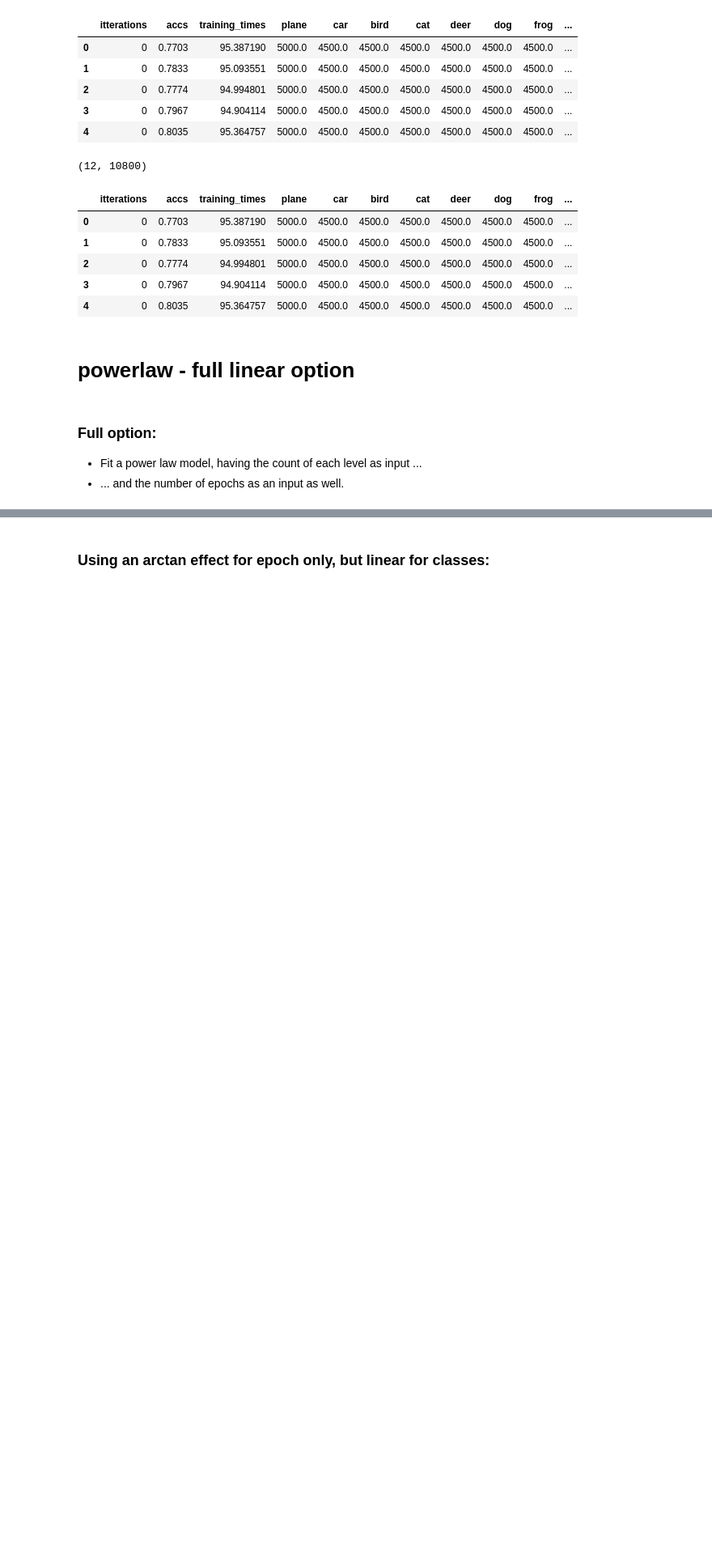
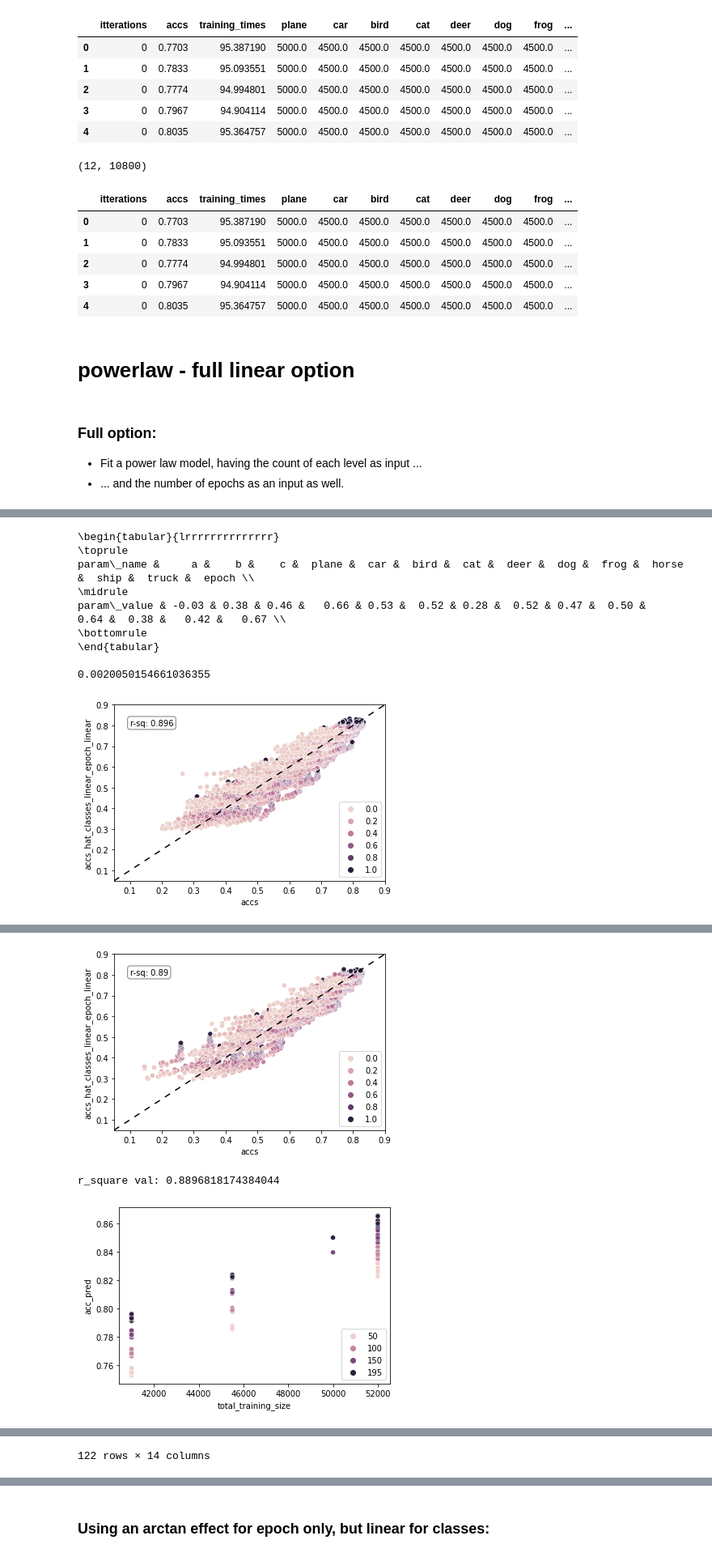
Before and after one commit to tmuehlen80/training_dataset_size_per_class, a Jupyter notebook: notebooks/cifar10_datasetsize_powerlaw_allepochs.ipynb, the cells around one changed output, grey strips where cells are left out. Shown at 81% size. Drawn from its saved outputs; the diff is of its cells as text; code cells hidden in the pictures; blank space fills up the shorter version.

```diff
--- a/notebooks/cifar10_datasetsize_powerlaw_allepochs.ipynb
+++ b/notebooks/cifar10_datasetsize_powerlaw_allepochs.ipynb
@@ -174,0 +147,36 @@ r_square val: 0.8896818108862111
+# %%
+y_hat_name = "accs_hat_classes_linear_epoch_linear"
+
+def func(x, a: float, b: float, c: float, d0:float, d1:float, d2:float, d3:float, d4:float, d5:float, d6:float, d7:float, d8:float, d9:float, d_epochs:float) -> float:
+    x0 = x[0]
+    x1 = x[1]
+    x2 = x[2]
+    x3 = x[3]
+    x4 = x[4]
+    x5 = x[5]
+    x6 = x[6]
+    x7 = x[7]
+    x8 = x[8]
+    x9 = x[9]
+    epochs_trained = x[10]
+    return a + ((d0*x0 + d1*x1 + d2*x2 + d3*x3 + d4*x4 + d5*x5 + d6*x6 + d7*x7 + d8*x8 + d9*x9 + d_epochs*epochs_trained)**b) * c
+
+np.random.seed(seed=4213523)
+n_p = 14
+p0 = np.random.uniform(low=0, high=1, size = n_p)
+converged = False
+try:
+    params, params_cov = curve_fit(func, xdata, y, maxfev=200000, p0=p0, bounds=(-10, 10))
+    converged = True
+except:
+    print("did not converge")
+# %%
+param_names = ["a", "b", "c"]
+param_names = param_names + classes + ["epoch"]
+if converged:
+    plotting_printing.plotting_printing_all_epochs(func, model_type, y_hat_name, xdata, y, param_names,  params, results, xdata_val, y_val, results_val, xdata_4500, xdata_pred, results_pred_orig, results_4500, results_4500_orig, saving_plots=False)
+    results = plotting_printing.forward_testing(results_orig, results_orig, results, func, n_p, xdata, y, xdata, y_hat_name)
+    plotting_printing.plot_forward_testing(results, y_hat_name)
+    results_val = plotting_printing.forward_testing(results_orig, results_val_orig, results_val, func, n_p, xdata, y, xdata_val, y_hat_name)
+    plotting_printing.plot_forward_testing(results_val, y_hat_name)
+# %% [output]
@@ -174,0 +185,10 @@ r_square val: 0.8896818108862111
+\begin{tabular}{lrrrrrrrrrrrrrr}
+\toprule
+param\_name &     a &    b &    c &  plane &  car &  bird &  cat &  deer &  dog &  frog &  horse &  ship &  truck &  epoch \\
+\midrule
+param\_value & -0.03 & 0.38 & 0.46 &   0.66 & 0.53 &  0.52 & 0.28 &  0.52 & 0.47 &  0.50 &   0.64 &  0.38 &   0.42 &   0.67 \\
+\bottomrule
+\end{tabular}
+
+0.0020050154661036355
+[figure, added]
@@ -174,0 +197,3 @@ r_square val: 0.8896818108862111
+[figure, added]
+r_square val: 0.8896818174384044
+[figure, added]
@@ -174,0 +212 @@ r_square val: 0.8896818108862111
+122 rows × 14 columns
```
Also changed, not shown: parts of 14 cells of this notebook, 15 other files.
